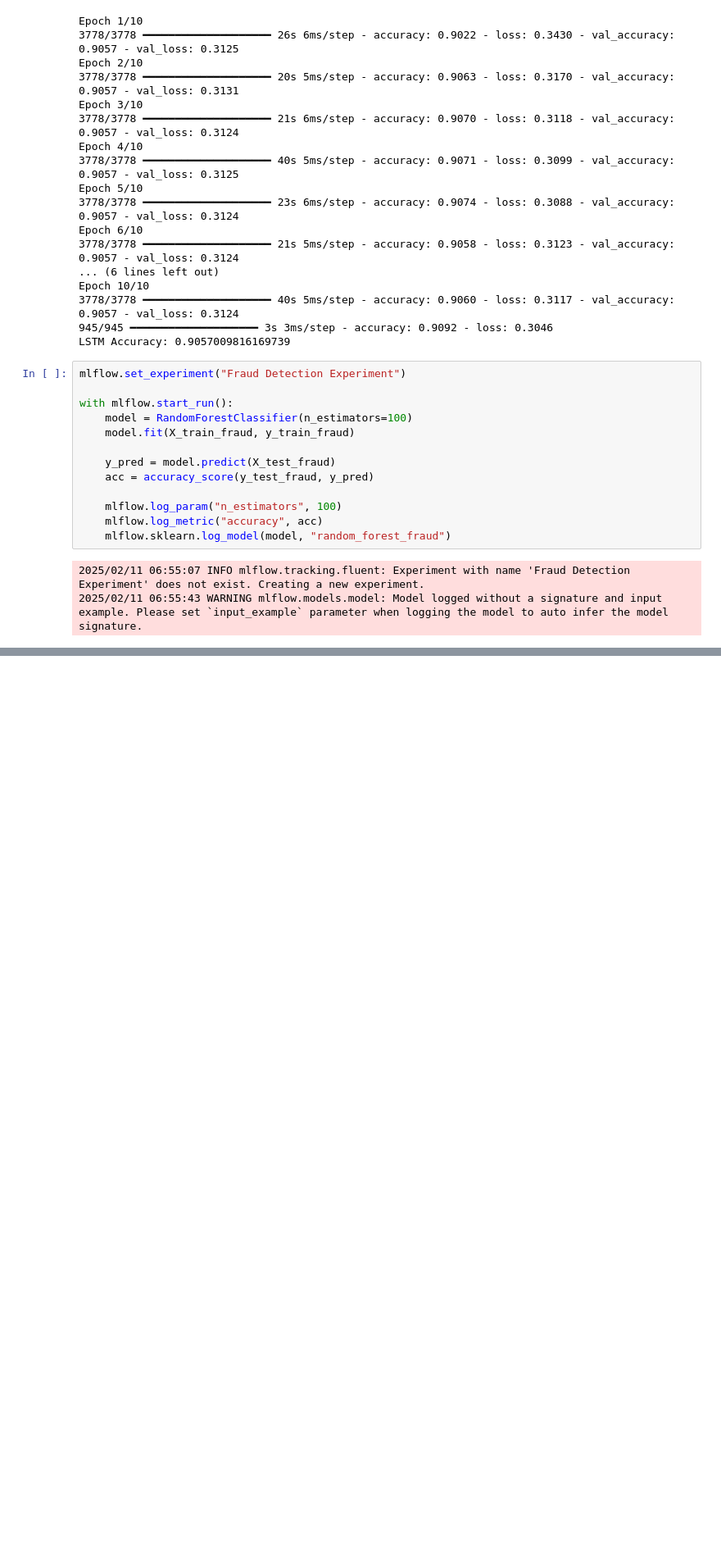
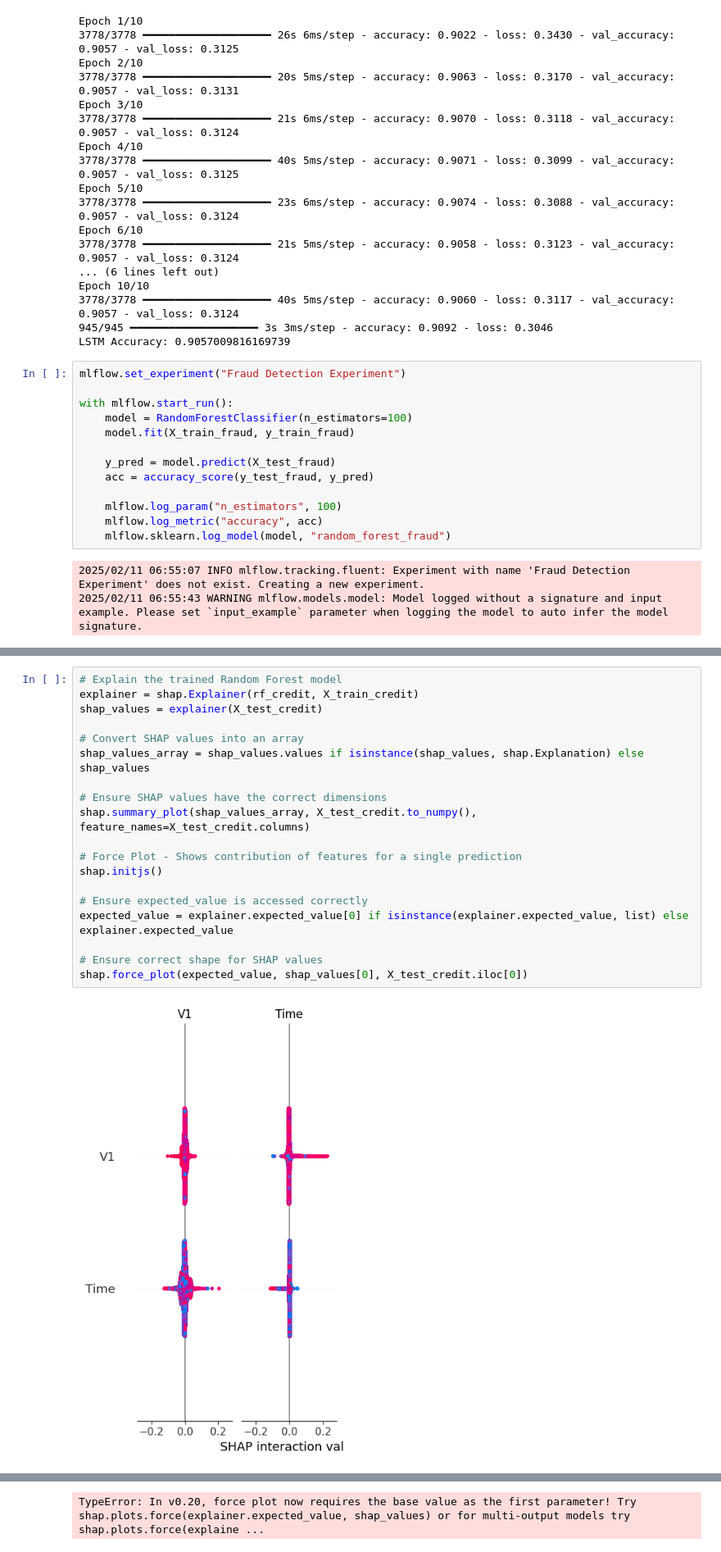
Before and after one commit to SaraFedlu/Fraud-Delection-Model, a Jupyter notebook: notebooks/modeling.ipynb, the cells around one changed output, grey strips where cells are left out. Shown at 82% size. Saved outputs shown, nothing was run; the diff lists cells and outputs as text; blank space fills up the shorter version.

Commit message:
implement SHAP

```diff
--- a/notebooks/modeling.ipynb
+++ b/notebooks/modeling.ipynb
@@ -294,0 +321,21 @@ print(credit_results.to_markdown(index=False))
+# %%
+# Explain the trained Random Forest model
+explainer = shap.Explainer(rf_credit, X_train_credit)
+shap_values = explainer(X_test_credit)
+
+# Convert SHAP values into an array
+shap_values_array = shap_values.values if isinstance(shap_values, shap.Explanation) else shap_values
+
+# Ensure SHAP values have the correct dimensions
+shap.summary_plot(shap_values_array, X_test_credit.to_numpy(), feature_names=X_test_credit.columns)
+
+# Force Plot - Shows contribution of features for a single prediction
+shap.initjs()
+
+# Ensure expected_value is accessed correctly
+expected_value = explainer.expected_value[0] if isinstance(explainer.expected_value, list) else explainer.expected_value
+
+# Ensure correct shape for SHAP values
+shap.force_plot(expected_value, shap_values[0], X_test_credit.iloc[0])
+# %% [output]
+[figure, added]
@@ -294,0 +343 @@ print(credit_results.to_markdown(index=False))
+TypeError: In v0.20, force plot now requires the base value as the first parameter! Try shap.plots.force(explainer.expected_value, shap_values) or for multi-output models try shap.plots.force(explaine ...
```
Also changed, not shown: parts of 5 cells of this notebook.
